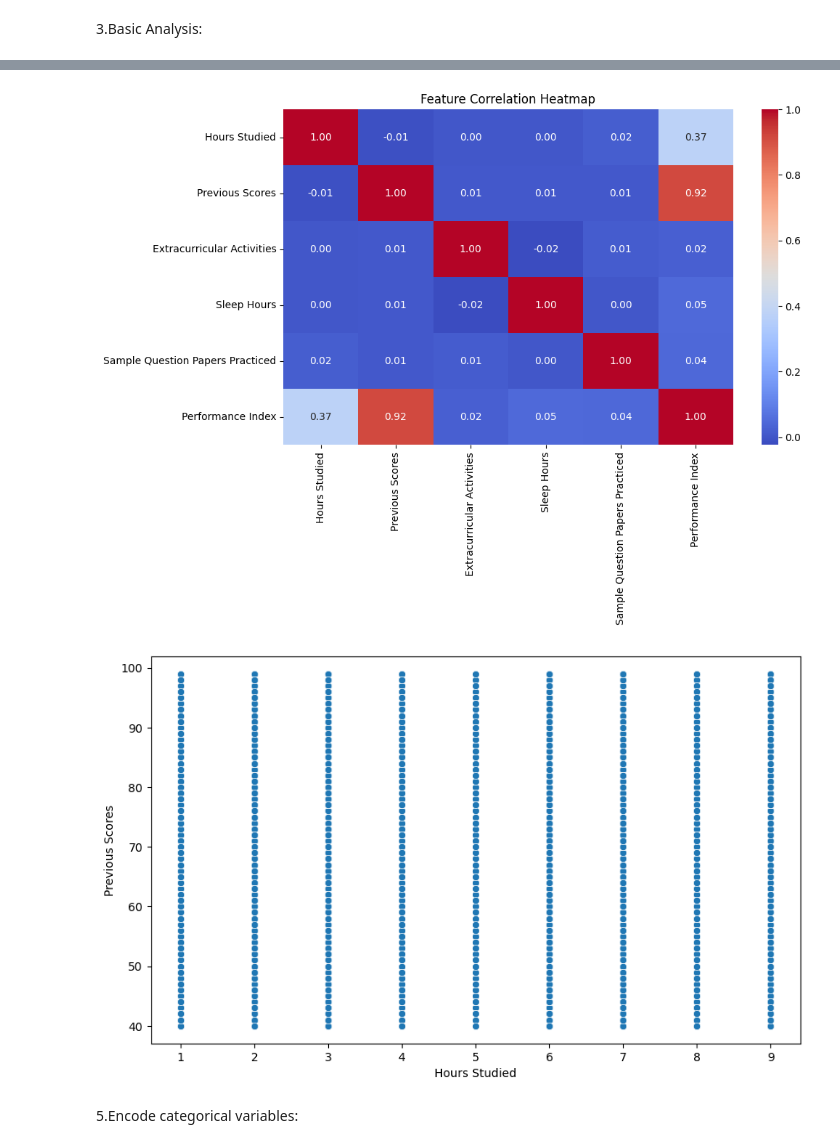
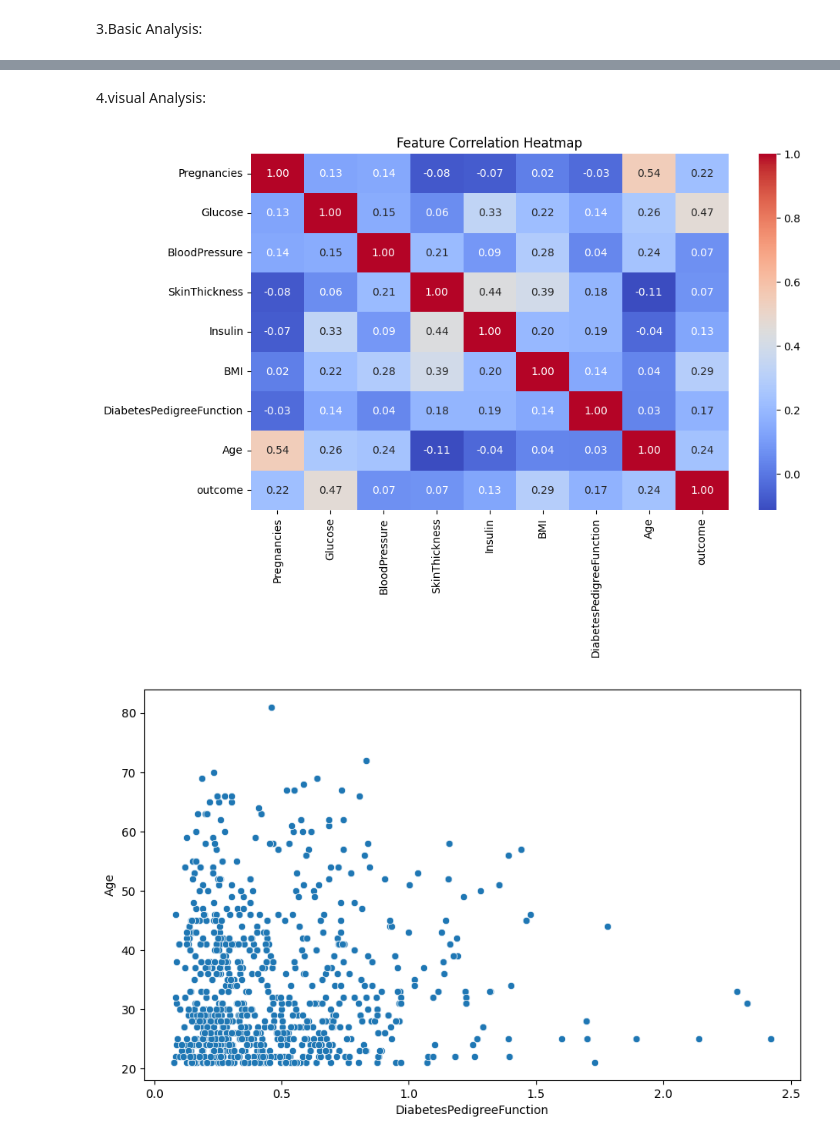
Before and after one commit to sandhiya0147/Data_Science, a Jupyter notebook: modelbuilding.ipynb, the cells around one changed output, grey strips where cells are left out. Cells and saved outputs as stored; diff of their text form; code cells hidden in the pictures.

```diff
--- a/modelbuilding.ipynb
+++ b/modelbuilding.ipynb
@@ -20,5 +20,5 @@ from sklearn.metrics import mean_squared_error, r2_score
 # %%
-df = pd.read_csv('/content/Student_Performance.csv')
+df=pd.read_csv('/content/diabetes.csv')
 # %% [markdown]
 3.Basic Analysis:
 # %%
@@ -51,3 +62,5 @@ dtype: int64
+# %% [markdown]
+4.visual Analysis:
 # %%
 numeric_df = df.select_dtypes(include=['float64','int64'])
 numeric_df.fillna(numeric_df.median(),inplace=True)
@@ -56,12 +69,10 @@ sns.heatmap(numeric_df.corr(),annot=True,cmap='coolwarm',fmt=".2f")
 plt.title("Feature Correlation Heatmap")
 plt.show()
 # %% [output]
-[figure, old version]
+[figure, new version]
 # %%
 plt.figure(figsize=(10,6))
-sns.scatterplot(x='Hours Studied', y='Previous Scores', data=df)
+sns.scatterplot(x='DiabetesPedigreeFunction', y='Age', data=df)
 plt.show()
 # %% [output]
-[figure, old version]
+[figure, new version]
-# %% [markdown]
-5.Encode categorical variables:
```
Also changed, not shown: parts of 29 cells of this notebook.
